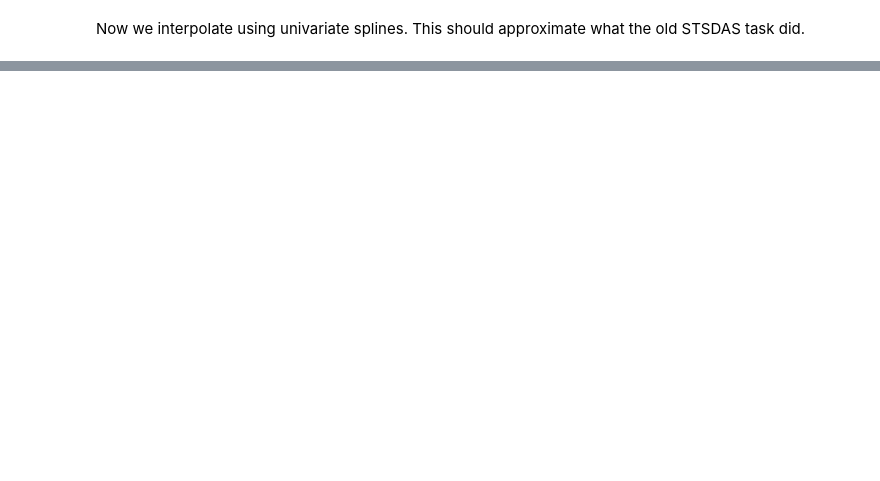
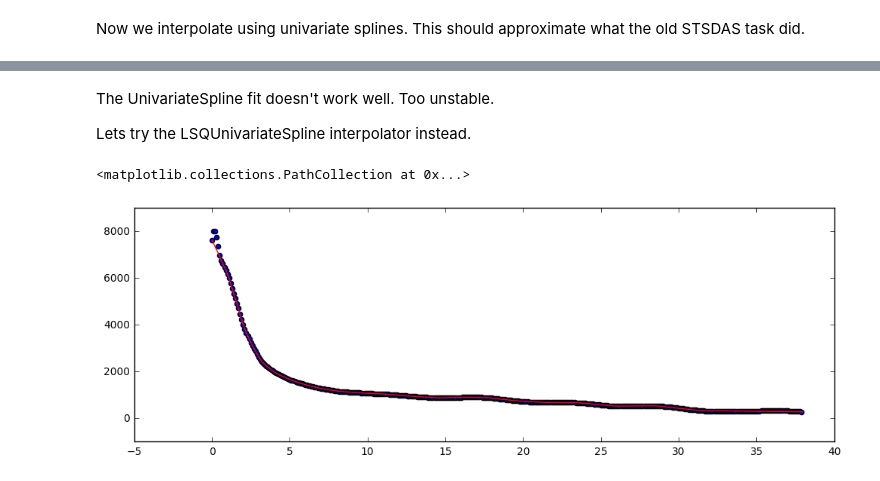
Before and after one commit to ibusko/isophote, a Jupyter notebook: docs/notebooks/development_model.ipynb, the cells around one changed output, grey strips where cells are left out. Saved outputs shown, nothing was run; the diff lists cells and outputs as text; code cells hidden in the pictures; blank space fills up the shorter version.

```diff
--- a/docs/notebooks/development_model.ipynb
+++ b/docs/notebooks/development_model.ipynb
@@ -141,0 +156,22 @@ plt.subplots_adjust(top=0.92, bottom=0.08, left=0.10, right=0.95, hspace=0.35, w
+# %% [markdown]
+The UnivariateSpline fit doesn't work well. Too unstable.
+
+Lets try the LSQUnivariateSpline interpolator instead.
+# %%
+from scipy.interpolate import LSQUnivariateSpline
+
+# End points must be discarded, but how many? This seems to work well for this example
+nodes = isolist.sma[2:-2]
+
+intens = LSQUnivariateSpline(isolist.sma, isolist.intens, nodes)(finely_spaced_sma)
+eps    = LSQUnivariateSpline(isolist.sma, isolist.eps,    nodes)(finely_spaced_sma)
+pa     = LSQUnivariateSpline(isolist.sma, isolist.pa,     nodes)(finely_spaced_sma)
+x0     = LSQUnivariateSpline(isolist.sma, isolist.x0,     nodes)(finely_spaced_sma)
+y0     = LSQUnivariateSpline(isolist.sma, isolist.y0,     nodes)(finely_spaced_sma)
+
+plt.gcf().set_size_inches(12.,4.)
+plt.plot(isolist.sma, isolist.intens, 'red')
+plt.scatter(finely_spaced_sma, intens)
+# %% [output]
+<matplotlib.collections.PathCollection at 0x...>
+[figure, added]
```
Also changed, not shown: parts of 9 cells of this notebook, 2 other files.
